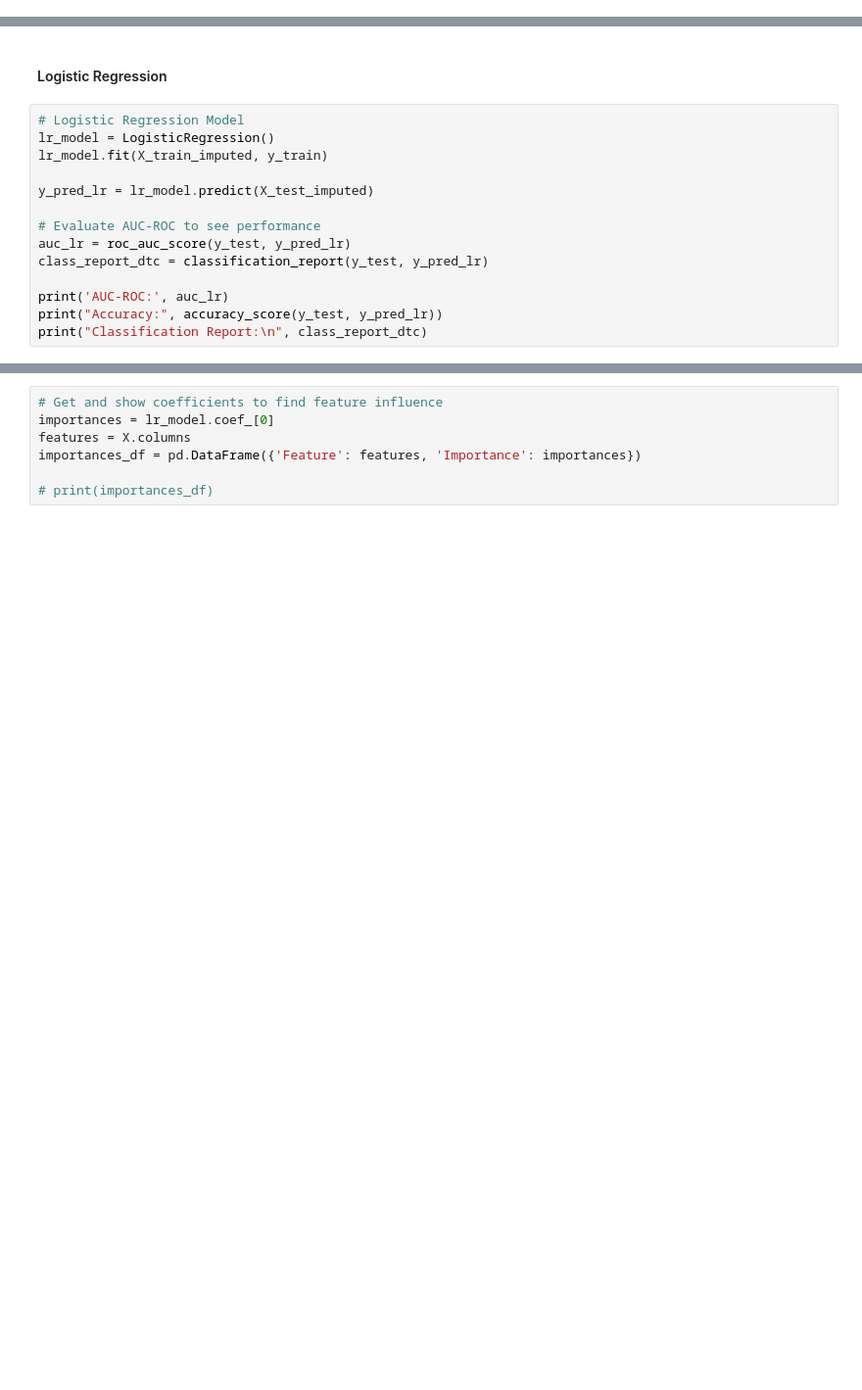
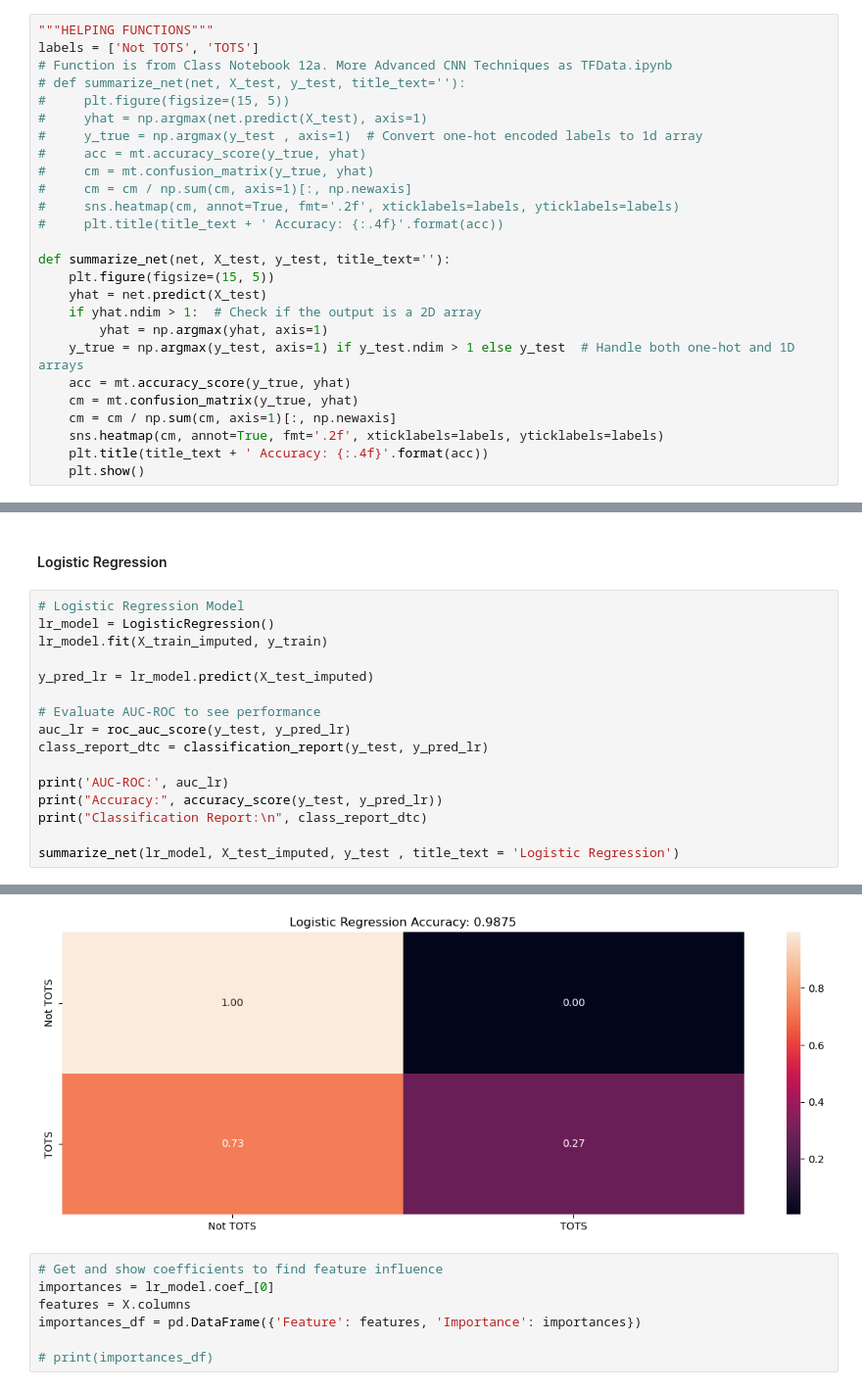
Before and after one commit to Marcos-Zertuche/PL-Player-Forecast, a Jupyter notebook: TOTS-Predictor/InitialModeling.ipynb, the cells around one changed output, grey strips where cells are left out. Shown: that part at 98% size. Cells and saved outputs as stored; diff of their text form; blank space fills up the shorter version.

```diff
--- a/TOTS-Predictor/InitialModeling.ipynb
+++ b/TOTS-Predictor/InitialModeling.ipynb
@@ -32,3 +36,29 @@ from sklearn.metrics import roc_auc_score , classification_report, confusion_mat
+# %%
+"""HELPING FUNCTIONS"""
+labels = ['Not TOTS', 'TOTS']
+# Function is from Class Notebook 12a. More Advanced CNN Techniques as TFData.ipynb
+# def summarize_net(net, X_test, y_test, title_text=''):
+#     plt.figure(figsize=(15, 5))
+#     yhat = np.argmax(net.predict(X_test), axis=1)
+#     y_true = np.argmax(y_test , axis=1)  # Convert one-hot encoded labels to 1d array
+#     acc = mt.accuracy_score(y_true, yhat)
+#     cm = mt.confusion_matrix(y_true, yhat)
+#     cm = cm / np.sum(cm, axis=1)[:, np.newaxis]
+#     sns.heatmap(cm, annot=True, fmt='.2f', xticklabels=labels, yticklabels=labels)
+#     plt.title(title_text + ' Accuracy: {:.4f}'.format(acc))
+
+def summarize_net(net, X_test, y_test, title_text=''):
+    plt.figure(figsize=(15, 5))
+    yhat = net.predict(X_test)
+    if yhat.ndim > 1:  # Check if the output is a 2D array
+        yhat = np.argmax(yhat, axis=1)
+    y_true = np.argmax(y_test, axis=1) if y_test.ndim > 1 else y_test  # Handle both one-hot and 1D arrays
+    acc = mt.accuracy_score(y_true, yhat)
+    cm = mt.confusion_matrix(y_true, yhat)
+    cm = cm / np.sum(cm, axis=1)[:, np.newaxis]
+    sns.heatmap(cm, annot=True, fmt='.2f', xticklabels=labels, yticklabels=labels)
+    plt.title(title_text + ' Accuracy: {:.4f}'.format(acc))
+    plt.show()
 # %%
 """ WEBSCRAPING PLAYER STATS """
 
@@ -454,4 +484,6 @@ class_report_dtc = classification_report(y_test, y_pred_lr)
 print('AUC-ROC:', auc_lr)
 print("Accuracy:", accuracy_score(y_test, y_pred_lr))
 print("Classification Report:\n", class_report_dtc)
+
+summarize_net(lr_model, X_test_imputed, y_test , title_text = 'Logistic Regression')
 # %% [output]
@@ -476,3 +508,4 @@ Please also refer to the documentation for alternative solver options:
+[figure, added]
 # %%
 # Get and show coefficients to find feature influence
 importances = lr_model.coef_[0]
```
Also changed, not shown: parts of 4 cells of this notebook.
